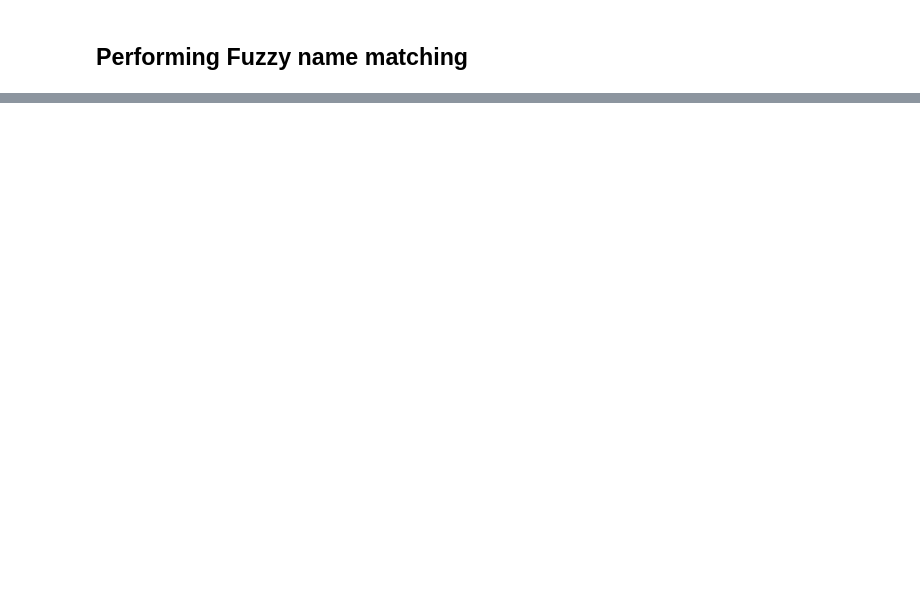
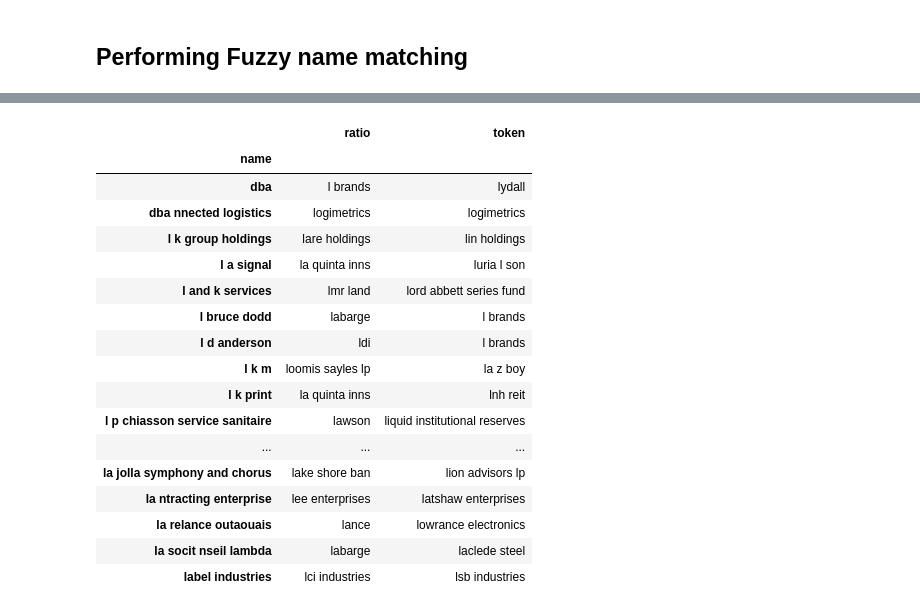
Before and after one commit to jeffersonzaki/Govini, a Jupyter notebook: nlp-fuzzy-name-matching.ipynb, the cells around one changed output, grey strips where cells are left out. Drawn from its saved outputs; the diff is of its cells as text; code cells hidden in the pictures; blank space fills up the shorter version.

```diff
--- a/nlp-fuzzy-name-matching.ipynb
+++ b/nlp-fuzzy-name-matching.ipynb
@@ -766,0 +815,21 @@ ValueError: Index contains duplicate entries, cannot reshape
+# %%
+closest_match.head(20)
+# %% [output]
+|  | ratio | token |
+| name |  |  |
+| dba | l brands | lydall |
+| dba nnected logistics | logimetrics | logimetrics |
+| l k group holdings | lare holdings | lin holdings |
+| l a signal | la quinta inns | luria l son |
+| l and k services | lmr land | lord abbett series fund |
+| l bruce dodd | labarge | l brands |
+| l d anderson | ldi | l brands |
+| l k m | loomis sayles lp | la z boy |
+| l k print | la quinta inns | lnh reit |
+| l p chiasson service sanitaire | lawson | liquid institutional reserves |
+| ... | ... | ... |
+| la jolla symphony and chorus | lake shore ban | lion advisors lp |
+| la ntracting enterprise | lee enterprises | latshaw enterprises |
+| la relance outaouais | lance | lowrance electronics |
+| la socit nseil lambda | labarge | laclede steel |
+| label industries | lci industries | lsb industries |
```
Also changed, not shown: parts of 13 cells of this notebook.
